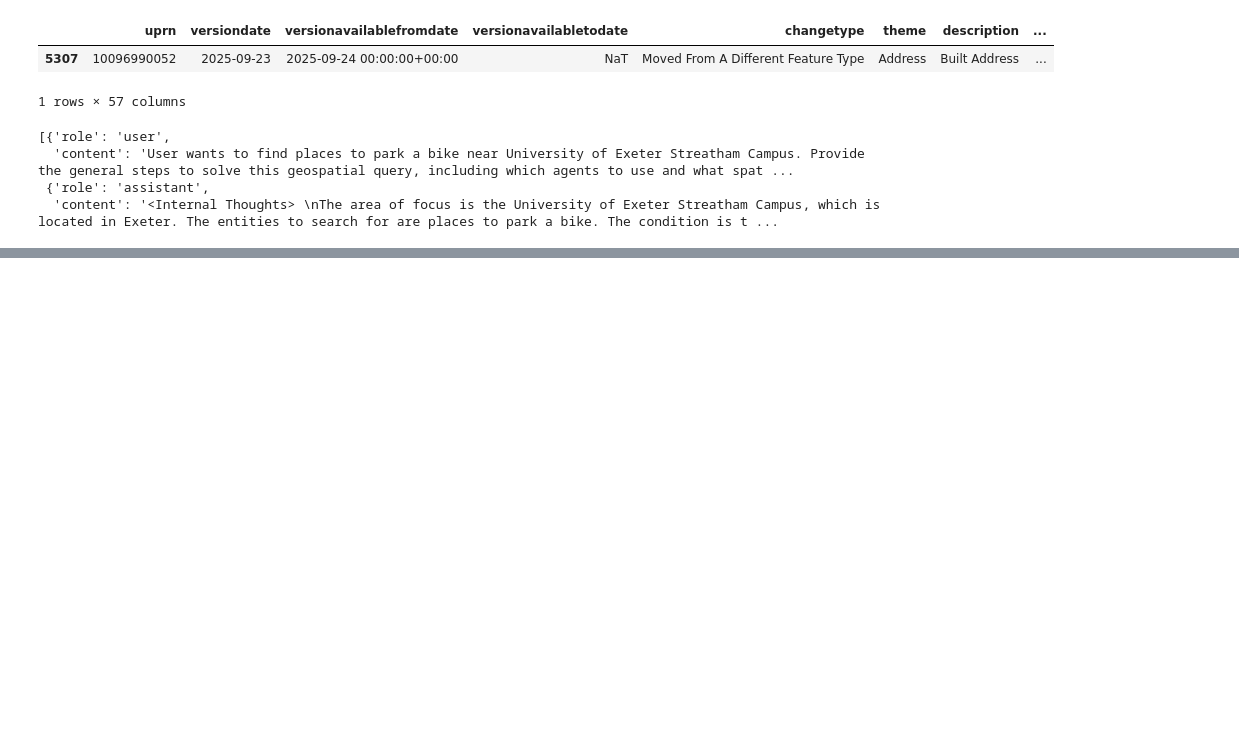
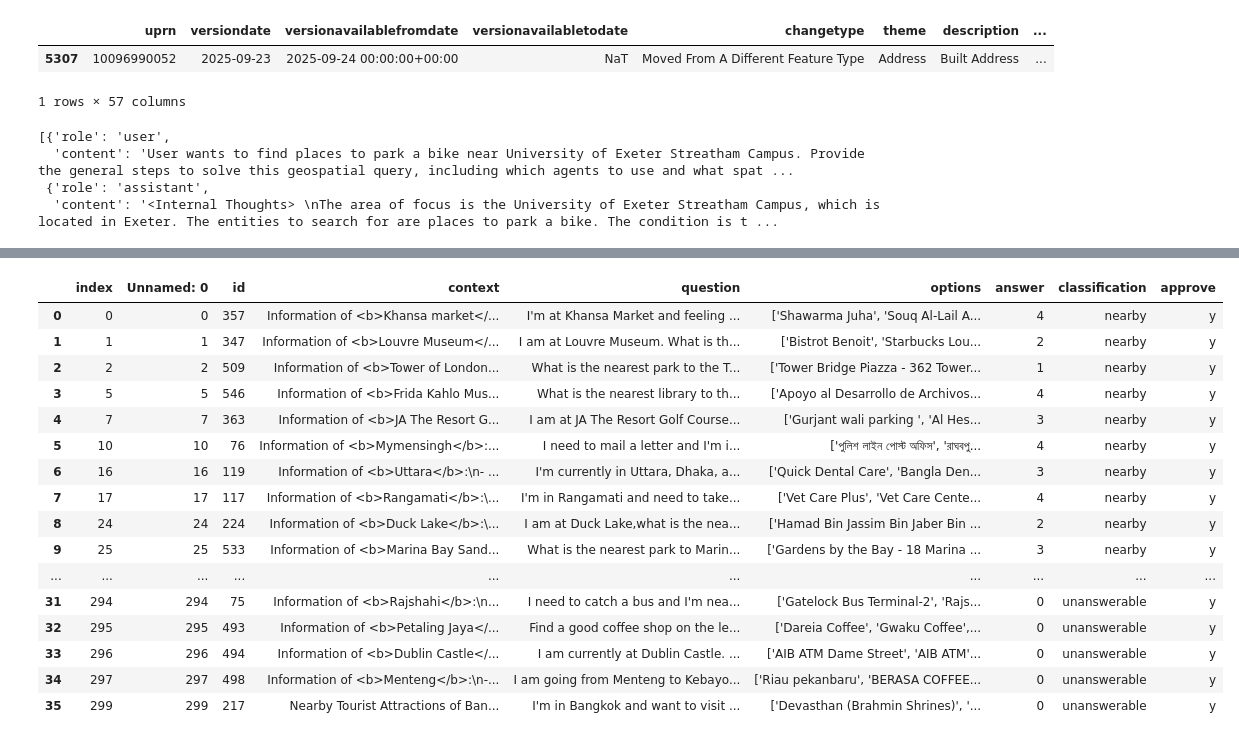
Before and after one commit to arjun8009/a2a_framework, a Jupyter notebook: system_tests.ipynb, the cells around one changed output, grey strips where cells are left out. Saved outputs shown, nothing was run; the diff lists cells and outputs as text; code cells hidden in the pictures; blank space fills up the shorter version.

Commit message:
Dataset for ambiguity creation made, need to finetune now and review it with others

```diff
--- a/system_tests.ipynb
+++ b/system_tests.ipynb
@@ -2303,0 +2406,22 @@ history.messages
+# %%
+dataset_mapeval = pd.read_csv(r"dataset_mapeval.csv")
+dataset_mapeval_approved = dataset_mapeval[dataset_mapeval["approve"]=="y"].reset_index()
+dataset_mapeval_approved
+# %% [output]
+|  | index | Unnamed: 0 | id | context | question | options | answer | classification | approve |
+| 0 | 0 | 0 | 357 | Information of <b>Khansa market</... | I'm at Khansa Market and feeling ... | ['Shawarma Juha', 'Souq Al-Lail A... | 4 | nearby | y |
+| 1 | 1 | 1 | 347 | Information of <b>Louvre Museum</... | I am at Louvre Museum. What is th... | ['Bistrot Benoit', 'Starbucks Lou... | 2 | nearby | y |
+| 2 | 2 | 2 | 509 | Information of <b>Tower of London... | What is the nearest park to the T... | ['Tower Bridge Piazza - 362 Tower... | 1 | nearby | y |
+| 3 | 5 | 5 | 546 | Information of <b>Frida Kahlo Mus... | What is the nearest library to th... | ['Apoyo al Desarrollo de Archivos... | 4 | nearby | y |
+| 4 | 7 | 7 | 363 | Information of <b>JA The Resort G... | I am at JA The Resort Golf Course... | ['Gurjant wali parking ', 'Al Hes... | 3 | nearby | y |
+| 5 | 10 | 10 | 76 | Information of <b>Mymensingh</b>:... | I need to mail a letter and I'm i... | ['পুলিশ লাইন পোস্ট অফিস', 'রাঘবপু... | 4 | nearby | y |
+| 6 | 16 | 16 | 119 | Information of <b>Uttara</b>:\n- ... | I'm currently in Uttara, Dhaka, a... | ['Quick Dental Care', 'Bangla Den... | 3 | nearby | y |
+| 7 | 17 | 17 | 117 | Information of <b>Rangamati</b>:\... | I'm in Rangamati and need to take... | ['Vet Care Plus', 'Vet Care Cente... | 4 | nearby | y |
+| 8 | 24 | 24 | 224 | Information of <b>Duck Lake</b>:\... | I am at Duck Lake,what is the nea... | ['Hamad Bin Jassim Bin Jaber Bin ... | 2 | nearby | y |
+| 9 | 25 | 25 | 533 | Information of <b>Marina Bay Sand... | What is the nearest park to Marin... | ['Gardens by the Bay - 18 Marina ... | 3 | nearby | y |
+| ... | ... | ... | ... | ... | ... | ... | ... | ... | ... |
+| 31 | 294 | 294 | 75 | Information of <b>Rajshahi</b>:\n... | I need to catch a bus and I'm nea... | ['Gatelock Bus Terminal-2', 'Rajs... | 0 | unanswerable | y |
+| 32 | 295 | 295 | 493 | Information of <b>Petaling Jaya</... | Find a good coffee shop on the le... | ['Dareia Coffee', 'Gwaku Coffee',... | 0 | unanswerable | y |
+| 33 | 296 | 296 | 494 | Information of <b>Dublin Castle</... | I am currently at Dublin Castle. ... | ['AIB ATM Dame Street', 'AIB ATM'... | 0 | unanswerable | y |
+| 34 | 297 | 297 | 498 | Information of <b>Menteng</b>:\n-... | I am going from Menteng to Kebayo... | ['Riau pekanbaru', 'BERASA COFFEE... | 0 | unanswerable | y |
+| 35 | 299 | 299 | 217 | Nearby Tourist Attractions of Ban... | I'm in Bangkok and want to visit ... | ['Devasthan (Brahmin Shrines)', '... | 0 | unanswerable | y |
```
Also changed, not shown: parts of 6 cells of this notebook, 4 other files.
